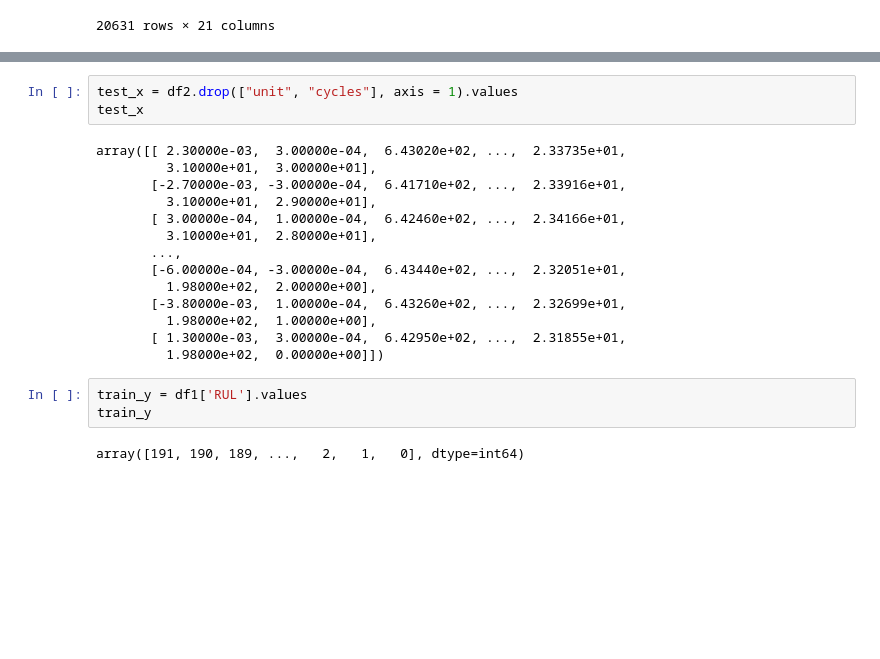
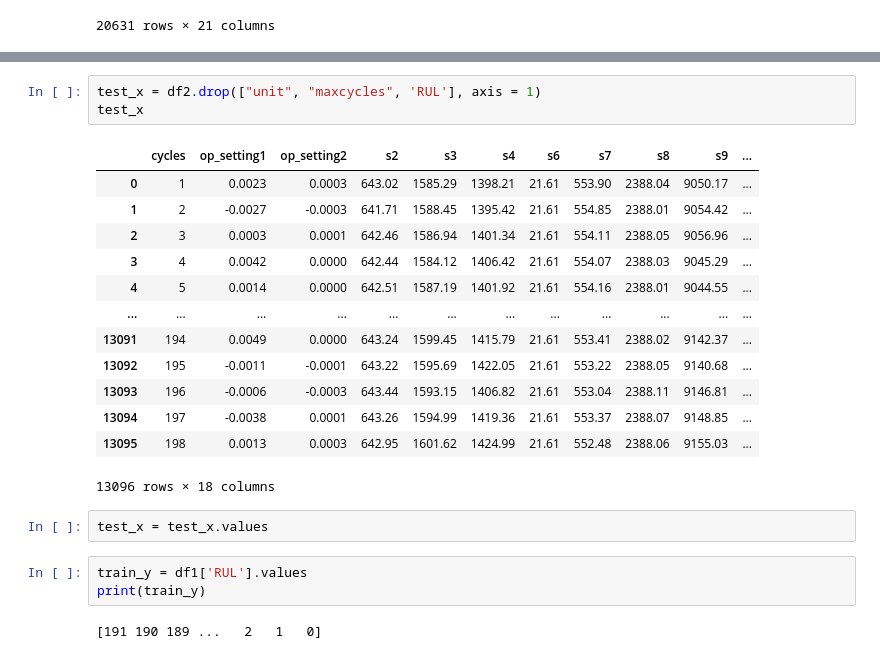
Before and after one commit to spaulaus/Data-Challenge-3, a Jupyter notebook: exploratory_analysis.ipynb, the cells around one changed output, grey strips where cells are left out. Cells and saved outputs as stored; diff of their text form; blank space fills up the shorter version.

```diff
--- a/exploratory_analysis.ipynb
+++ b/exploratory_analysis.ipynb
@@ -125,25 +167,27 @@ df2
 # %%
-test_x = df2.drop(["unit", "cycles"], axis = 1).values
+test_x = df2.drop(["unit", "maxcycles", 'RUL'], axis = 1)
 test_x
 # %% [output]
+|  | cycles | op_setting1 | op_setting2 | s2 | s3 | s4 | s6 | s7 | s8 | s9 | ... |
+| 0 | 1 | 0.0023 | 0.0003 | 643.02 | 1585.29 | 1398.21 | 21.61 | 553.90 | 2388.04 | 9050.17 | ... |
+| 1 | 2 | -0.0027 | -0.0003 | 641.71 | 1588.45 | 1395.42 | 21.61 | 554.85 | 2388.01 | 9054.42 | ... |
+| 2 | 3 | 0.0003 | 0.0001 | 642.46 | 1586.94 | 1401.34 | 21.61 | 554.11 | 2388.05 | 9056.96 | ... |
+| 3 | 4 | 0.0042 | 0.0000 | 642.44 | 1584.12 | 1406.42 | 21.61 | 554.07 | 2388.03 | 9045.29 | ... |
+| 4 | 5 | 0.0014 | 0.0000 | 642.51 | 1587.19 | 1401.92 | 21.61 | 554.16 | 2388.01 | 9044.55 | ... |
+| ... | ... | ... | ... | ... | ... | ... | ... | ... | ... | ... | ... |
+| 13091 | 194 | 0.0049 | 0.0000 | 643.24 | 1599.45 | 1415.79 | 21.61 | 553.41 | 2388.02 | 9142.37 | ... |
+| 13092 | 195 | -0.0011 | -0.0001 | 643.22 | 1595.69 | 1422.05 | 21.61 | 553.22 | 2388.05 | 9140.68 | ... |
+| 13093 | 196 | -0.0006 | -0.0003 | 643.44 | 1593.15 | 1406.82 | 21.61 | 553.04 | 2388.11 | 9146.81 | ... |
+| 13094 | 197 | -0.0038 | 0.0001 | 643.26 | 1594.99 | 1419.36 | 21.61 | 553.37 | 2388.07 | 9148.85 | ... |
+| 13095 | 198 | 0.0013 | 0.0003 | 642.95 | 1601.62 | 1424.99 | 21.61 | 552.48 | 2388.06 | 9155.03 | ... |
-array([[ 2.30000e-03,  3.00000e-04,  6.43020e+02, ...,  2.33735e+01,
-         3.10000e+01,  3.00000e+01],
-       [-2.70000e-03, -3.00000e-04,  6.41710e+02, ...,  2.33916e+01,
-         3.10000e+01,  2.90000e+01],
-       [ 3.00000e-04,  1.00000e-04,  6.42460e+02, ...,  2.34166e+01,
-         3.10000e+01,  2.80000e+01],
-       ...,
-       [-6.00000e-04, -3.00000e-04,  6.43440e+02, ...,  2.32051e+01,
-         1.98000e+02,  2.00000e+00],
-       [-3.80000e-03,  1.00000e-04,  6.43260e+02, ...,  2.32699e+01,
-         1.98000e+02,  1.00000e+00],
-       [ 1.30000e-03,  3.00000e-04,  6.42950e+02, ...,  2.31855e+01,
-         1.98000e+02,  0.00000e+00]])
+13096 rows × 18 columns
+# %%
+test_x = test_x.values
 # %%
 train_y = df1['RUL'].values
-train_y
+print(train_y)
 # %% [output]
-array([191, 190, 189, ...,   2,   1,   0], dtype=int64)
+[191 190 189 ...   2   1   0]
 # %%
 reg = LinearRegression().fit(train_x, train_y)
 print(reg.coef_)
```
Also changed, not shown: parts of 20 cells of this notebook, 1 other file.
